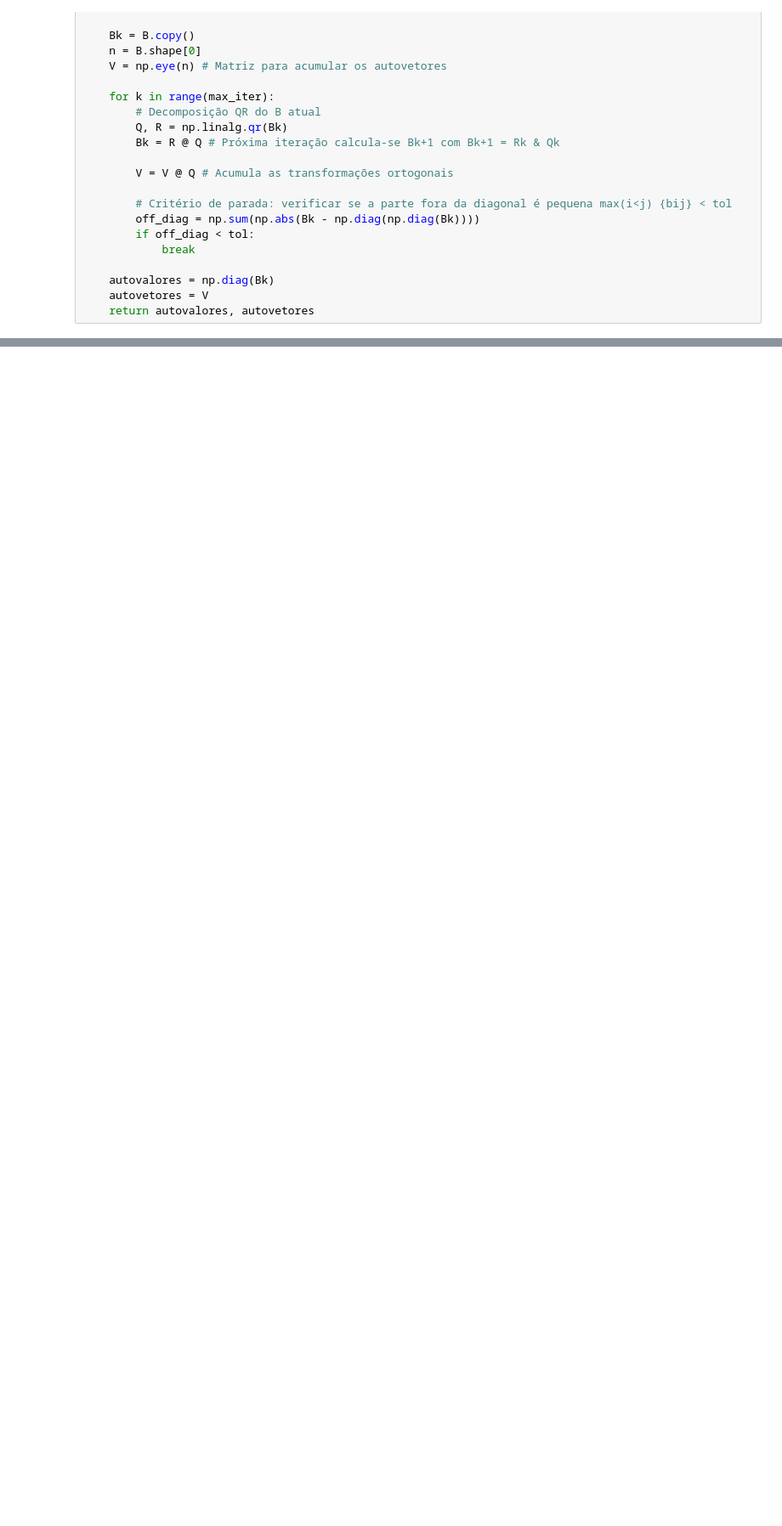
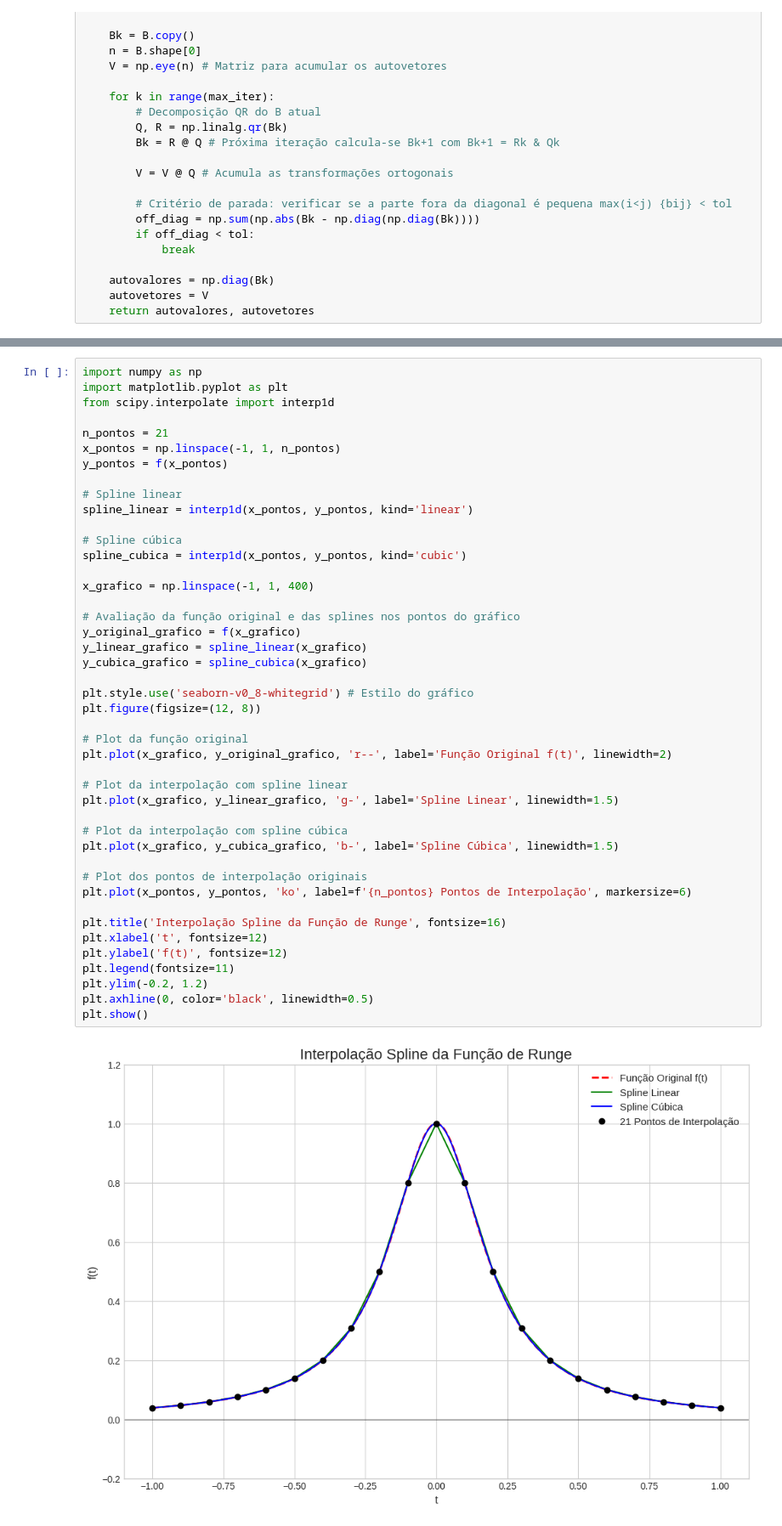
Before and after one commit to TaresuSenu/CalcNumerico, a Jupyter notebook: ThalesSenadeQueiroz+GuilhermePascoaleGodoy.ipynb, the cells around one changed output, grey strips where cells are left out. Shown at 85% size. Drawn from its saved outputs; the diff is of its cells as text; blank space fills up the shorter version.

```diff
--- a/ThalesSenadeQueiroz+GuilhermePascoaleGodoy.ipynb
+++ b/ThalesSenadeQueiroz+GuilhermePascoaleGodoy.ipynb
@@ -591,0 +817,46 @@ def francis_qr_iteration(B, max_iter=1000, tol=1e-6):
+# %%
+import numpy as np
+import matplotlib.pyplot as plt
+from scipy.interpolate import interp1d
+
+n_pontos = 21
+x_pontos = np.linspace(-1, 1, n_pontos)
+y_pontos = f(x_pontos)
+
+# Spline linear
+spline_linear = interp1d(x_pontos, y_pontos, kind='linear')
+
+# Spline cúbica
+spline_cubica = interp1d(x_pontos, y_pontos, kind='cubic')
+
+x_grafico = np.linspace(-1, 1, 400)
+
+# Avaliação da função original e das splines nos pontos do gráfico
+y_original_grafico = f(x_grafico)
+y_linear_grafico = spline_linear(x_grafico)
+y_cubica_grafico = spline_cubica(x_grafico)
+
+plt.style.use('seaborn-v0_8-whitegrid') # Estilo do gráfico
+plt.figure(figsize=(12, 8))
+
+# Plot da função original
+plt.plot(x_grafico, y_original_grafico, 'r--', label='Função Original f(t)', linewidth=2)
+
+# Plot da interpolação com spline linear
+plt.plot(x_grafico, y_linear_grafico, 'g-', label='Spline Linear', linewidth=1.5)
+
+# Plot da interpolação com spline cúbica
+plt.plot(x_grafico, y_cubica_grafico, 'b-', label='Spline Cúbica', linewidth=1.5)
+
+# Plot dos pontos de interpolação originais
+plt.plot(x_pontos, y_pontos, 'ko', label=f'{n_pontos} Pontos de Interpolação', markersize=6)
+
+plt.title('Interpolação Spline da Função de Runge', fontsize=16)
+plt.xlabel('t', fontsize=12)
+plt.ylabel('f(t)', fontsize=12)
+plt.legend(fontsize=11)
+plt.ylim(-0.2, 1.2)
+plt.axhline(0, color='black', linewidth=0.5)
+plt.show()
+# %% [output]
+[figure, added]
```
Also changed, not shown: parts of 36 cells of this notebook.
